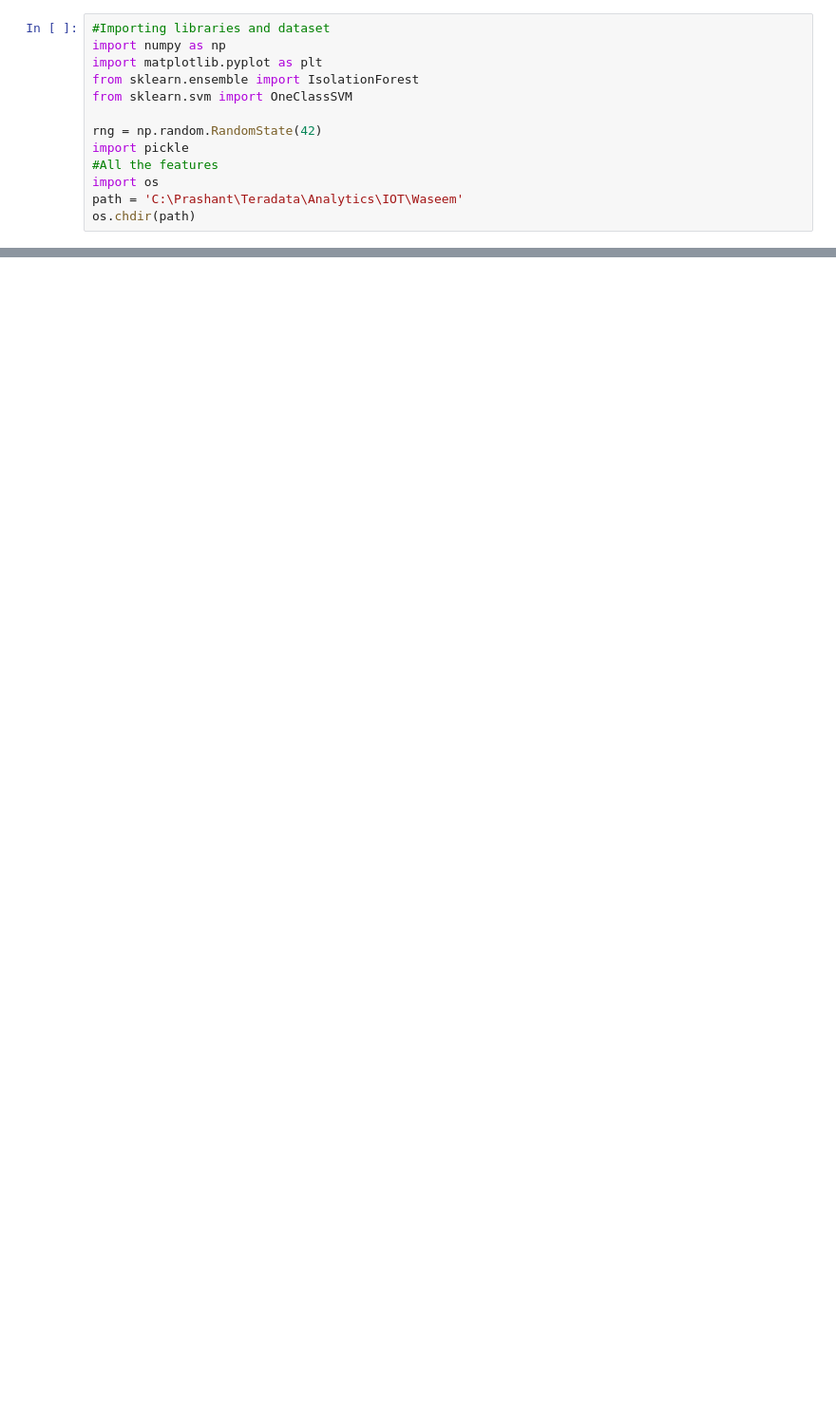
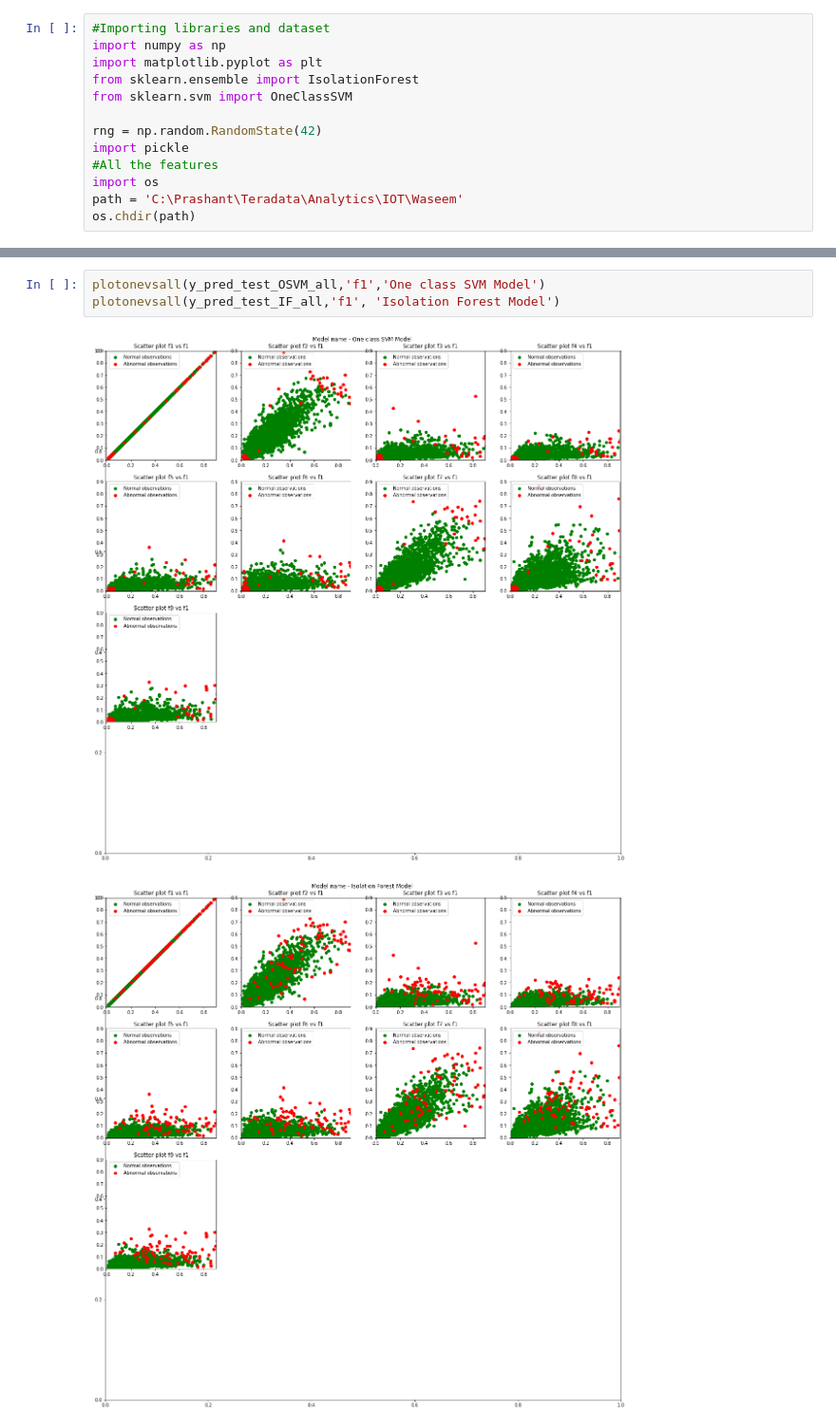
Before and after one commit to jackalwoods/Anomaly-Detection, a Jupyter notebook: AnamolyDetection_EDA.ipynb, the cells around one changed output, grey strips where cells are left out. Shown at 95% size. Saved outputs shown, nothing was run; the diff lists cells and outputs as text; blank space fills up the shorter version.

```diff
--- a/AnamolyDetection_EDA.ipynb
+++ b/AnamolyDetection_EDA.ipynb
@@ -406,0 +298,6 @@ import h2o
+# %%
+plotonevsall(y_pred_test_OSVM_all,'f1','One class SVM Model')
+plotonevsall(y_pred_test_IF_all,'f1', 'Isolation Forest Model')
+# %% [output]
+[figure, added]
+[figure, added]
```
Also changed, not shown: parts of 56 cells of this notebook.
